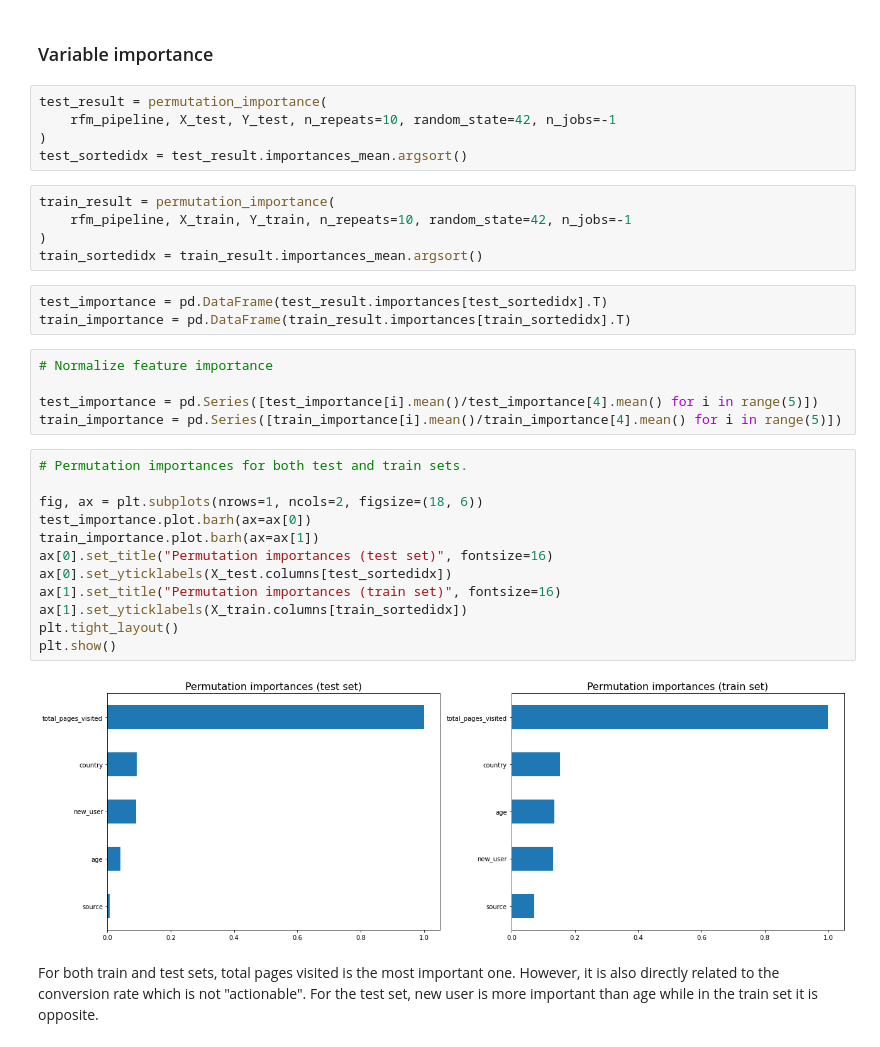
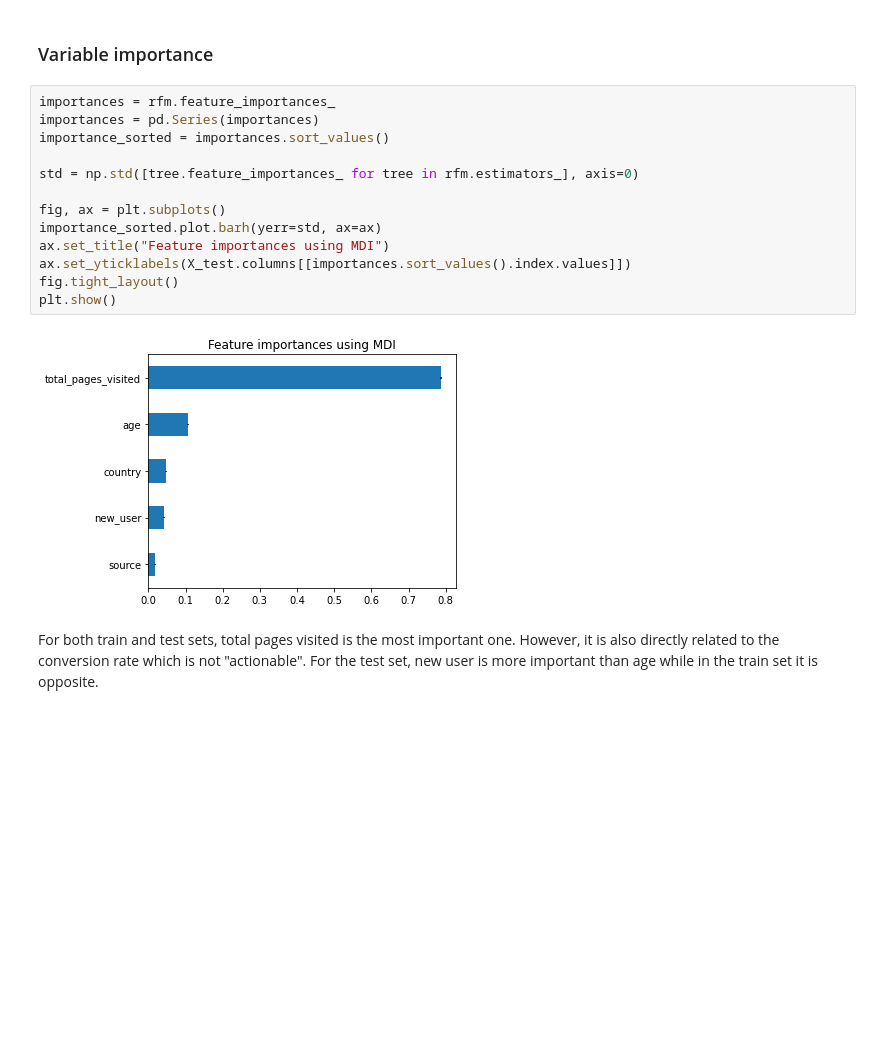
Before and after one commit to zwchang/product-data-science, a Jupyter notebook: solutions/conversion.ipynb, the cells around one changed output. Saved outputs shown, nothing was run; the diff lists cells and outputs as text; blank space fills up the shorter version.

```diff
--- a/solutions/conversion.ipynb
+++ b/solutions/conversion.ipynb
@@ -295,37 +299,20 @@ The AUC score is a bit low which indicates that the model needs to be further re
 # %% [markdown]
 ### Variable importance
-# %%
-test_result = permutation_importance(
-    rfm_pipeline, X_test, Y_test, n_repeats=10, random_state=42, n_jobs=-1
-)
-test_sortedidx = test_result.importances_mean.argsort()
-# %%
-train_result = permutation_importance(
-    rfm_pipeline, X_train, Y_train, n_repeats=10, random_state=42, n_jobs=-1
-)
-train_sortedidx = train_result.importances_mean.argsort()
-# %%
-test_importance = pd.DataFrame(test_result.importances[test_sortedidx].T)
-train_importance = pd.DataFrame(train_result.importances[train_sortedidx].T)
-# %%
-# Normalize feature importance
-
-test_importance = pd.Series([test_importance[i].mean()/test_importance[4].mean() for i in range(5)])
-train_importance = pd.Series([train_importance[i].mean()/train_importance[4].mean() for i in range(5)])
-# %%
-# Permutation importances for both test and train sets.
-
-fig, ax = plt.subplots(nrows=1, ncols=2, figsize=(18, 6))
-test_importance.plot.barh(ax=ax[0])
-train_importance.plot.barh(ax=ax[1])
-ax[0].set_title("Permutation importances (test set)", fontsize=16)
-ax[0].set_yticklabels(X_test.columns[test_sortedidx])
-ax[1].set_title("Permutation importances (train set)", fontsize=16)
-ax[1].set_yticklabels(X_train.columns[train_sortedidx])
-plt.tight_layout()
-plt.show()
-# %% [output]
-[figure, removed]
+# %%
+importances = rfm.feature_importances_
+importances = pd.Series(importances)
+importance_sorted = importances.sort_values()
+
+std = np.std([tree.feature_importances_ for tree in rfm.estimators_], axis=0)
+
+fig, ax = plt.subplots()
+importance_sorted.plot.barh(yerr=std, ax=ax)
+ax.set_title("Feature importances using MDI")
+ax.set_yticklabels(X_test.columns[[importances.sort_values().index.values]])
+fig.tight_layout()
+plt.show()
+# %% [output]
+[figure, added]
 # %% [markdown]
 For both train and test sets, total pages visited is the most important one. However, it is also directly related to the conversion rate which is not "actionable". For the test set, new user is more important than age while in the train set it is opposite.
 # %% [markdown]
```
Also changed, not shown: parts of 21 cells of this notebook, 1 other file.
